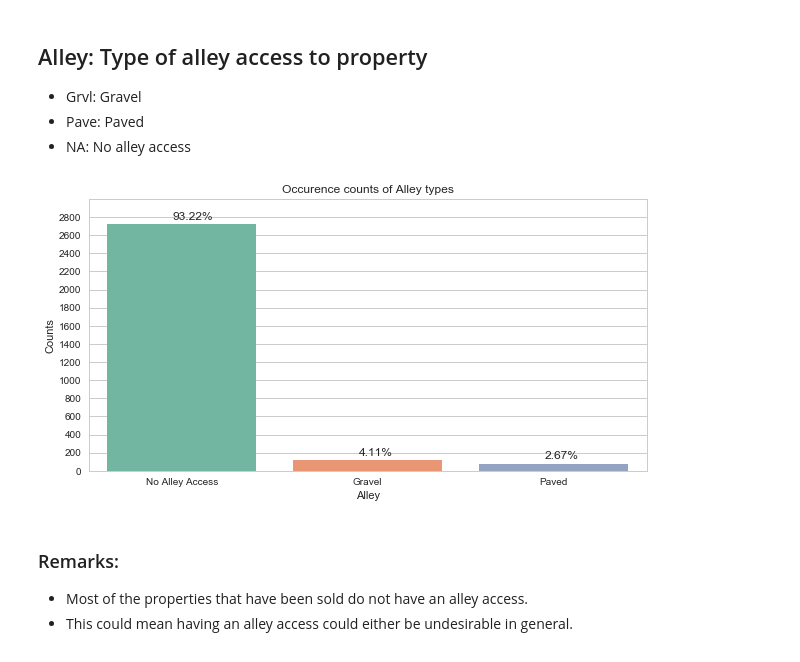
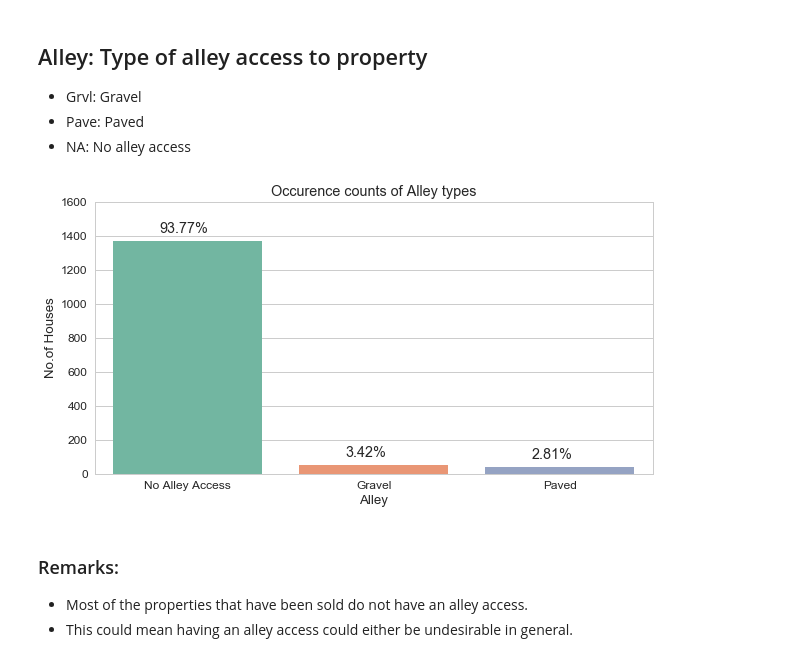
Before and after one commit to Nilabhra/jacobs_da_2017, a Jupyter notebook: assignment_3/assignment_3.ipynb, the cells around one changed output. Drawn from its saved outputs; the diff is of its cells as text; code cells hidden in the pictures.

Commit message:
Added RoofStyle plots and adjusted previous graphs for train data only

```diff
--- a/assignment_3/assignment_3.ipynb
+++ b/assignment_3/assignment_3.ipynb
@@ -197,20 +201,21 @@ alley = alley.fillna('No Alley Access')
 alley = alley.replace('Grvl', 'Gravel')
 alley = alley.replace('Pave', 'Paved')
 # %%
-sns.set(style="whitegrid")
-fig = plt.figure()
-ax = sns.countplot(x=alley, order=['No Alley Access', 'Gravel', 'Paved'], palette='Set2')
-ax.set_title('Occurence counts of Alley types')
-ax.set_yticks(np.arange(0, 3000, 200))
-ax.set_ylim(0, 3000)
-ps = ((alley.value_counts() / alley.shape[0]) * 100).values
-for i, p in enumerate(ax.patches):
-    ax.annotate('{0:.2f}%'.format(ps[i]), (p.get_x() + 0.35, p.get_height() + 50))
-ax.set_ylabel('Counts')
-fig.add_subplot(ax)
-fig.set_size_inches(10, 5)
+sns.set(font_scale=1.2)
+with sns.axes_style("whitegrid"):
+    fig = plt.figure()
+    ax = sns.countplot(x=alley, order=['No Alley Access', 'Gravel', 'Paved'], palette='Set2')
+    ax.set_title('Occurence counts of Alley types')
+    ax.set_yticks(np.arange(0, 1700, 200))
+    ax.set_ylim(0, 1600)
+    ps = ((alley.value_counts() / alley.shape[0]) * 100).values
+    for i, p in enumerate(ax.patches):
+        ax.annotate('{0:.2f}%'.format(ps[i]), (p.get_x() + 0.25, p.get_height() + 50))
+    ax.set_ylabel('No.of Houses')
+    fig.add_subplot(ax)
+    fig.set_size_inches(10, 5)
 # %% [output]
-[figure, old version]
+[figure, new version]
 # %% [markdown]
 ### Remarks:
 - Most of the properties that have been sold do not have an alley access.
```
Also changed, not shown: parts of 15 cells of this notebook.
